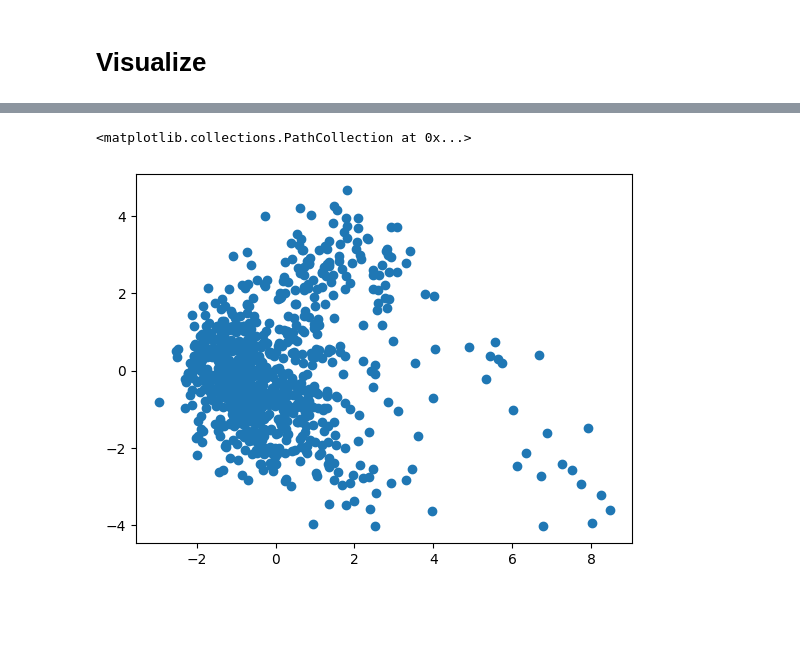
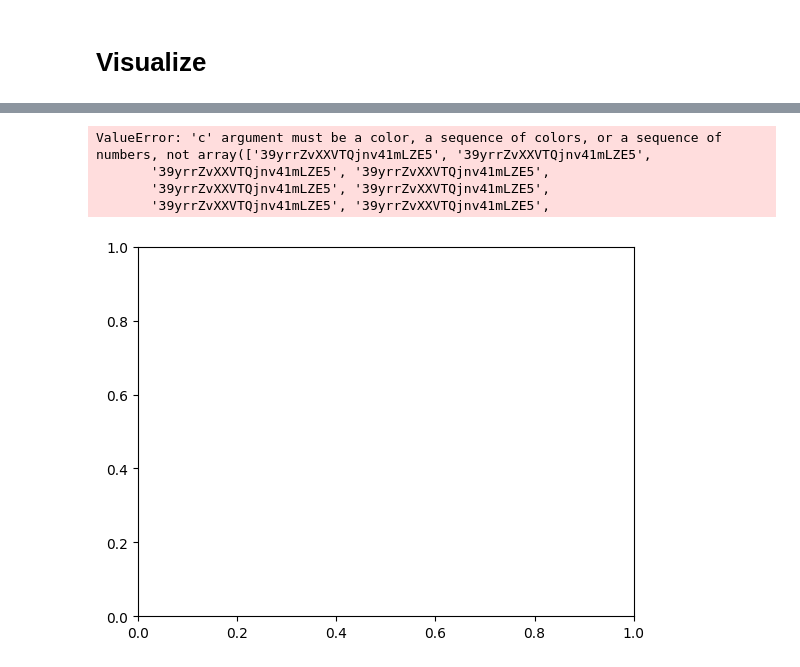
Before and after one commit to piluguji/Spotify-Playlist-Sorter, a Jupyter notebook: data_preprocess.ipynb, the cells around one changed output, grey strips where cells are left out. Drawn from its saved outputs; the diff is of its cells as text; code cells hidden in the pictures; blank space fills up the shorter version.

```diff
--- a/data_preprocess.ipynb
+++ b/data_preprocess.ipynb
@@ -218,15 +223,18 @@ x = StandardScaler().fit_transform(x) # normalizing the features
 from sklearn.decomposition import PCA
 pca_song = PCA(n_components=2)
 principalComponents_songs = pca_song.fit_transform(x)
-# %%
-principal_song_df = pd.DataFrame(data = principalComponents_songs)
-
-targets = ['Benign', 'Malignant']
-colors = ['r', 'g']
-for target, color in zip(targets,colors):
-    indicesToKeep = breast_dataset['label'] == target
-    plt.scatter(principal_breast_Df.loc[indicesToKeep, 'principal component 1']
-               , principal_breast_Df.loc[indicesToKeep, 'principal component 2'], c = color, s = 50)
-# %% [output]
-<matplotlib.collections.PathCollection at 0x...>
-[figure, removed]
+# %%
+principal_song_df = pd.DataFrame(data = principalComponents_songs)
+
+plt.scatter(principal_song_df[0], principal_song_df[1], c=df['Playlist URI'].values)
+
+# Add labels and title to the plot
+plt.xlabel('Component 1')
+plt.ylabel('Component 2')
+plt.title('PCA Scatter Plot')
+# %% [output]
+ValueError: 'c' argument must be a color, a sequence of colors, or a sequence of numbers, not array(['39yrrZvXXVTQjnv41mLZE5', '39yrrZvXXVTQjnv41mLZE5',
+       '39yrrZvXXVTQjnv41mLZE5', '39yrrZvXXVTQjnv41mLZE5',
+       '39yrrZvXXVTQjnv41mLZE5', '39yrrZvXXVTQjnv41mLZE5',
+       '39yrrZvXXVTQjnv41mLZE5', '39yrrZvXXVTQjnv41mLZE5',
+[figure, added]
```
Also changed, not shown: parts of 8 cells of this notebook, 1 other file.
